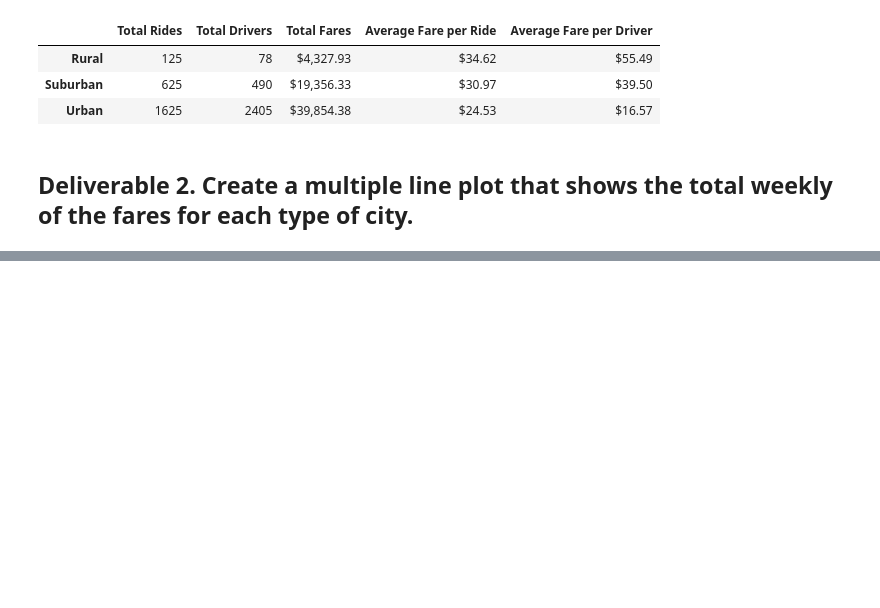
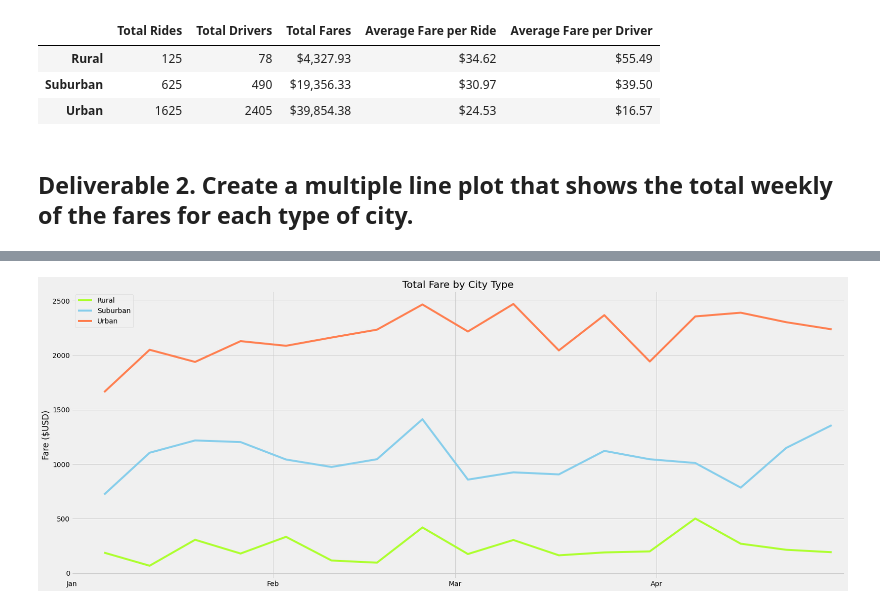
Before and after one commit to emma-wall/PyBer-Analysis, a Jupyter notebook: PyBer_Challenge.ipynb, the cells around one changed output, grey strips where cells are left out. Cells and saved outputs as stored; diff of their text form; code cells hidden in the pictures; blank space fills up the shorter version.

Commit message:
adding final code and Pyber Summary plot

```diff
--- a/PyBer_Challenge.ipynb
+++ b/PyBer_Challenge.ipynb
@@ -126,3 +160,7 @@ pyber_summary_df
 # %%
 # 4. Create a pivot table with the 'date' as the index, the columns ='type', and values='fare'
 # to get the total fares for each type of city by the date.
+type_date_pivot = type_date_fare_data.pivot(index='date',
+                                            columns='type',
+                                            values='fare')
+type_date_pivot.head()
@@ -129,2 +175,4 @@ pyber_summary_df
 # %%
 # 5. Create a new DataFrame from the pivot table DataFrame using loc on the given dates, '2019-01-01':'2019-04-29'.
+rides_Jan_Apr = type_date_pivot.loc['2019-01-01':'2019-04-29']
+rides_Jan_Apr
@@ -131,3 +194,5 @@ pyber_summary_df
 # %%
 # 6. Set the "date" index to datetime datatype. This is necessary to use the resample() method in Step 8.
 # df.index = pd.to_datetime(df.index)
+rides_Jan_Apr.index= pd.to_datetime(rides_Jan_Apr.index)
+rides_Jan_Apr
@@ -136,2 +233,4 @@ pyber_summary_df
 # %%
 # 8. Create a new DataFrame using the "resample()" function by week 'W' and get the sum of the fares for each week.
+weekly_ride_fares = rides_Jan_Apr.resample("W").sum()
+weekly_ride_fares.head()
@@ -144,0 +245,24 @@ style.use('fivethirtyeight')
+# %%
+# 8. Using the object-oriented interface method, plot the resample DataFrame using the df.plot() function.
+fig, ax = plt.subplots(figsize=(25,10))
+ax.plot(weekly_ride_fares.index, weekly_ride_fares["Rural"], color="greenyellow", label = "Rural")
+ax.plot(weekly_ride_fares.index, weekly_ride_fares["Suburban"], color ="skyblue", label = "Suburban")
+ax.plot(weekly_ride_fares.index, weekly_ride_fares["Urban"], color = "coral", label = "Urban")
+ax.set_xlim('2019-01-01','2019-04-30')
+ax.set_title("Total Fare by City Type")
+ax.set_ylabel("Fare ($USD)")
+ax.legend()
+
+#month locator code taken from https://stackoverflow.com/questions/34387349/set-matplotlib-grid-ticks-based-on-specific-dates
+#date formatter code tken from https://www.geeksforgeeks.org/matplotlib-dates-dateformatter-class-in-python/
+ax.xaxis.set_major_locator(mloc)
+ax.xaxis.set_major_formatter(mdates.DateFormatter('%b'))
+# Import the style from Matplotlib.
+from matplotlib import style
+# Use the graph style fivethirtyeight.
+style.use('fivethirtyeight')
+
+plt.savefig("Analysis/Pyber_fare_summary.png")
+plt.show()
+# %% [output]
+[figure, added]
```
Also changed, not shown: parts of 10 cells of this notebook, 1 other file.
